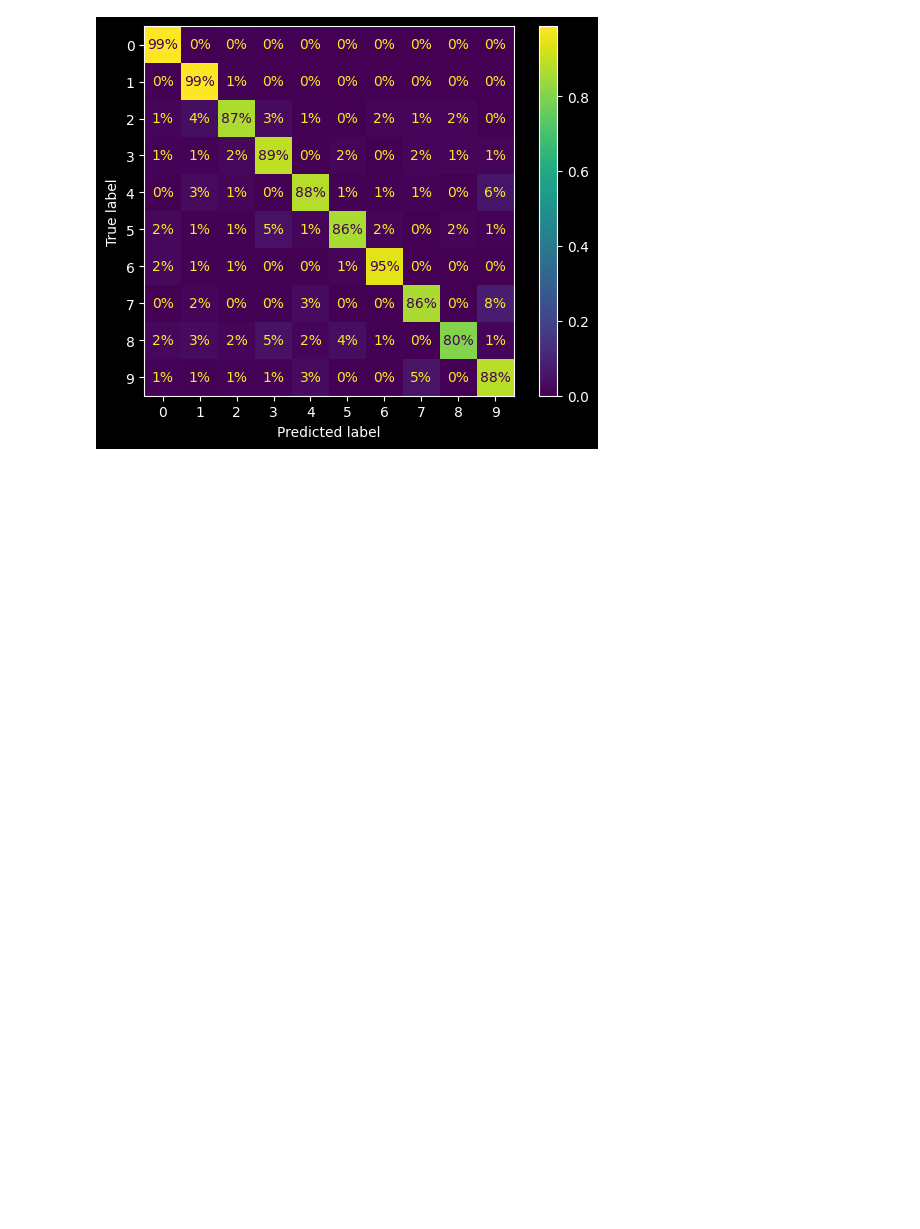
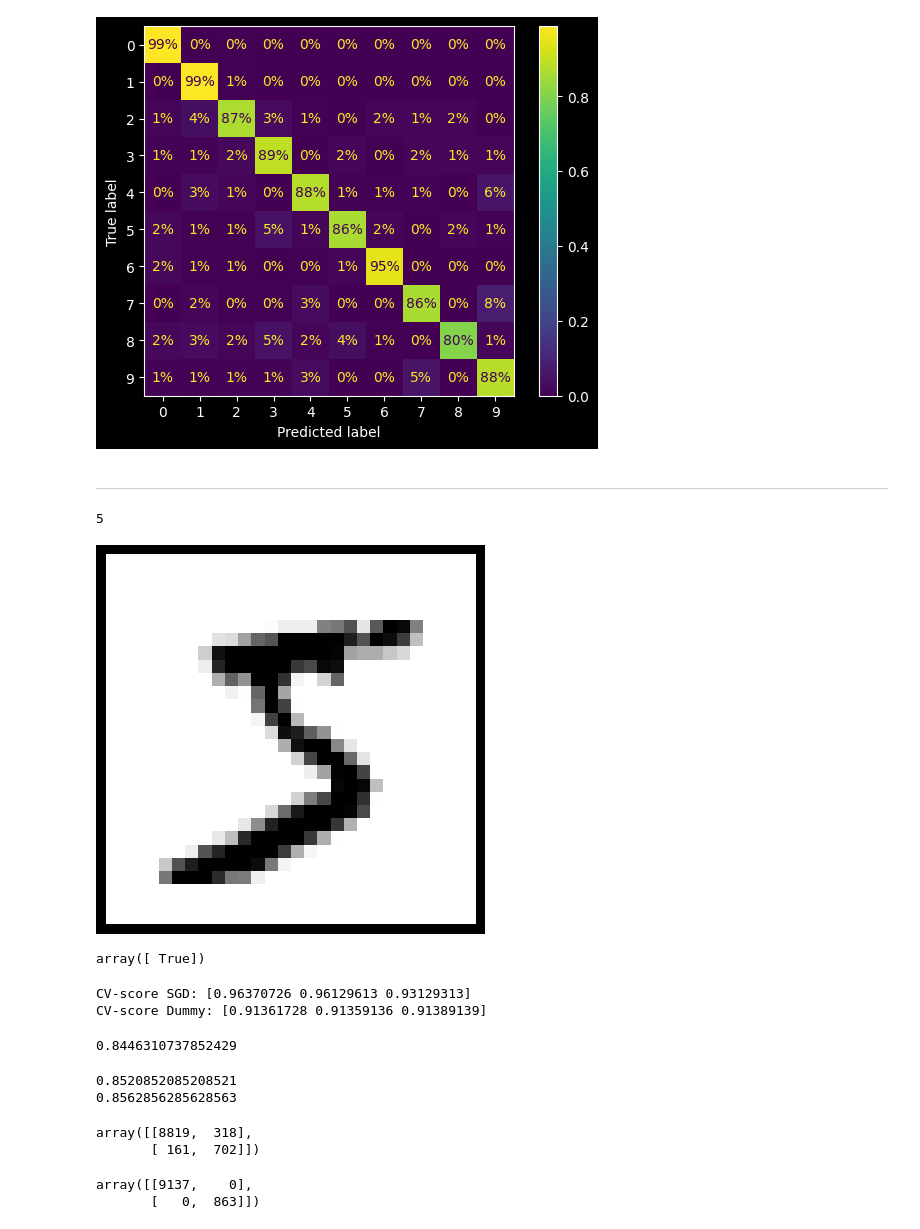
Before and after one commit to SebastianPetersson/Machine_Learning_SEBASTIAN_PETERSSON, a Jupyter notebook: Code-alongs/Chapter_3.ipynb, the cells around one changed output. Cells and saved outputs as stored; diff of their text form; code cells hidden in the pictures; blank space fills up the shorter version.

```diff
--- a/Code-alongs/Chapter_3.ipynb
+++ b/Code-alongs/Chapter_3.ipynb
@@ -23,7 +23,7 @@ plt.figure(figsize=(9,9))
 for idx, image_data in enumerate(X[:100]):
     plt.subplot(10,10, idx+1)
     image = image_data.reshape(28,28)
-    plt.imshow(image, cmap='binary')
+    plt.imshow(image, 'binary')
     plt.axis('off')
 
     plt.subplots_adjust(wspace=0, hspace=0)
@@ -88,3 +88,79 @@ ConfusionMatrixDisplay.from_predictions(y_train, y_pred, normalize='true', value
 plt.show()
 # %% [output]
 [figure]
+# %% [markdown]
+---
+# %%
+def plot_digit(image_data):
+
+    image = image_data.reshape(28,28)
+    plt.imshow(image, cmap='binary')
+    plt.axis('off')
+
+some_digit = X[0]
+
+plot_digit(some_digit)
+print(y[0])
+# %% [output]
+5
+[figure, added]
+# %%
+from sklearn.linear_model import SGDClassifier
+
+y_train_5 = (y_train == '5')
+y_test_5 = (y_test == 5)
+
+sgd_clf = SGDClassifier(random_state=42)
+sgd_clf.fit(X_train, y_train_5)
+
+sgd_clf.predict([some_digit])
+# %% [output]
+array([ True])
+# %%
+from sklearn.dummy import DummyClassifier
+
+cross_val_sgd = cross_val_score(sgd_clf, X_train, y_train_5, cv=3, scoring='accuracy')
+dummy_clf = DummyClassifier()
+cross_val_dummy = cross_val_score(dummy_clf, X_train, y_train_5, cv=3, scoring='accuracy')
+
+print(f'CV-score SGD: {cross_val_sgd}\nCV-score Dummy: {cross_val_dummy}')
+# %% [output]
+CV-score SGD: [0.96370726 0.96129613 0.93129313]
+CV-score Dummy: [0.91361728 0.91359136 0.91389139]
+# %%
+from sklearn.model_selection import StratifiedKFold
+from sklearn.base import clone
+
+skfolds = StratifiedKFold(n_splits=3)
+
+for train_index, test_index in skfolds.split(X_train, y_train_5):
+    clone_clf = clone(sgd_clf)
+    X_train_folds = X_train[train_index]
+    y_train_folds = y_train[train_index]
+    X_test_fold = X_train[test_index]
+    y_test_fold = y_train[test_index]
+
+    clone_clf.fit(X_train_folds, y_train_folds)
+    y_pred = clone_clf.predict(X_test_fold)
+    n_correct = sum(y_pred == y_test_fold)
+    print(n_correct / len(y_pred))
+# %% [output]
+0.8446310737852429
+0.8520852085208521
+0.8562856285628563
+# %%
+from sklearn.metrics import confusion_matrix
+
+y_train_pred = cross_val_predict(sgd_clf, X_train, y_train_5, cv=3)
+cm = confusion_matrix(y_train_5, y_train_pred)
+cm
+# %% [output]
+array([[8819,  318],
+       [ 161,  702]])
+# %%
+y_train_perfect = y_train_5
+
+confusion_matrix(y_train_5, y_train_perfect)
+# %% [output]
+array([[9137,    0],
+       [   0,  863]])
```
Also changed, not shown: parts of 3 cells of this notebook, 13 other files.
